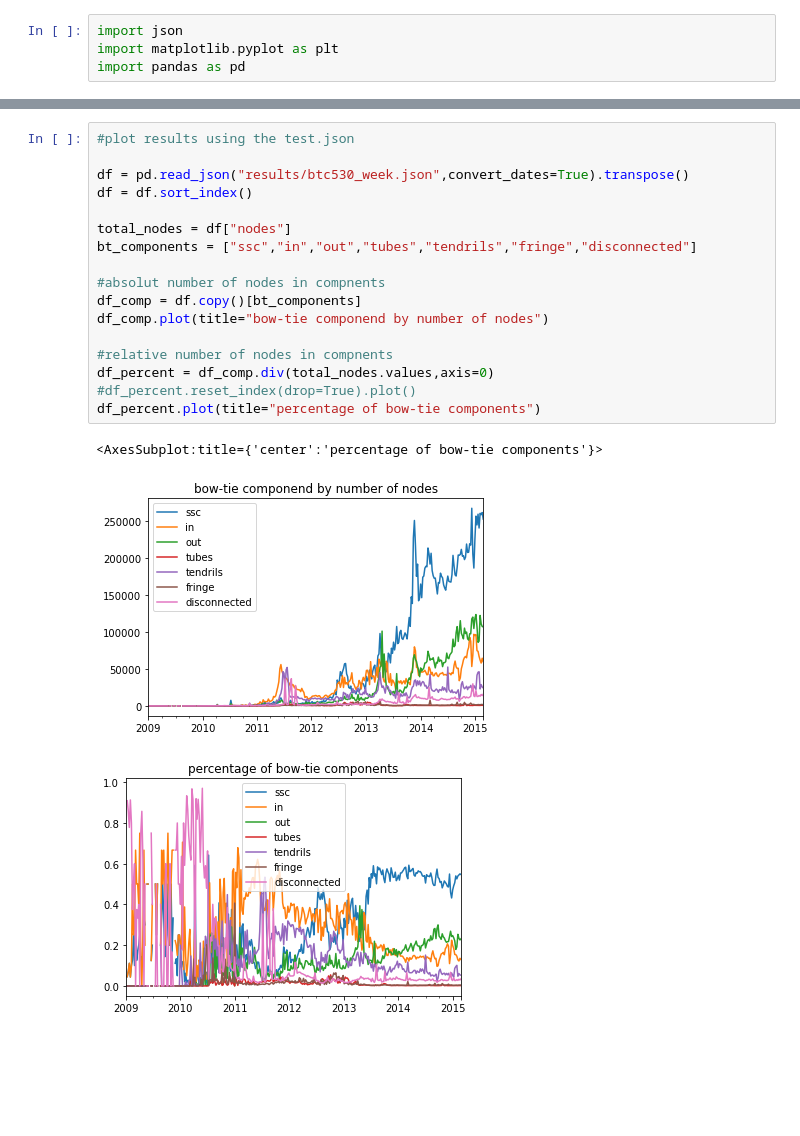
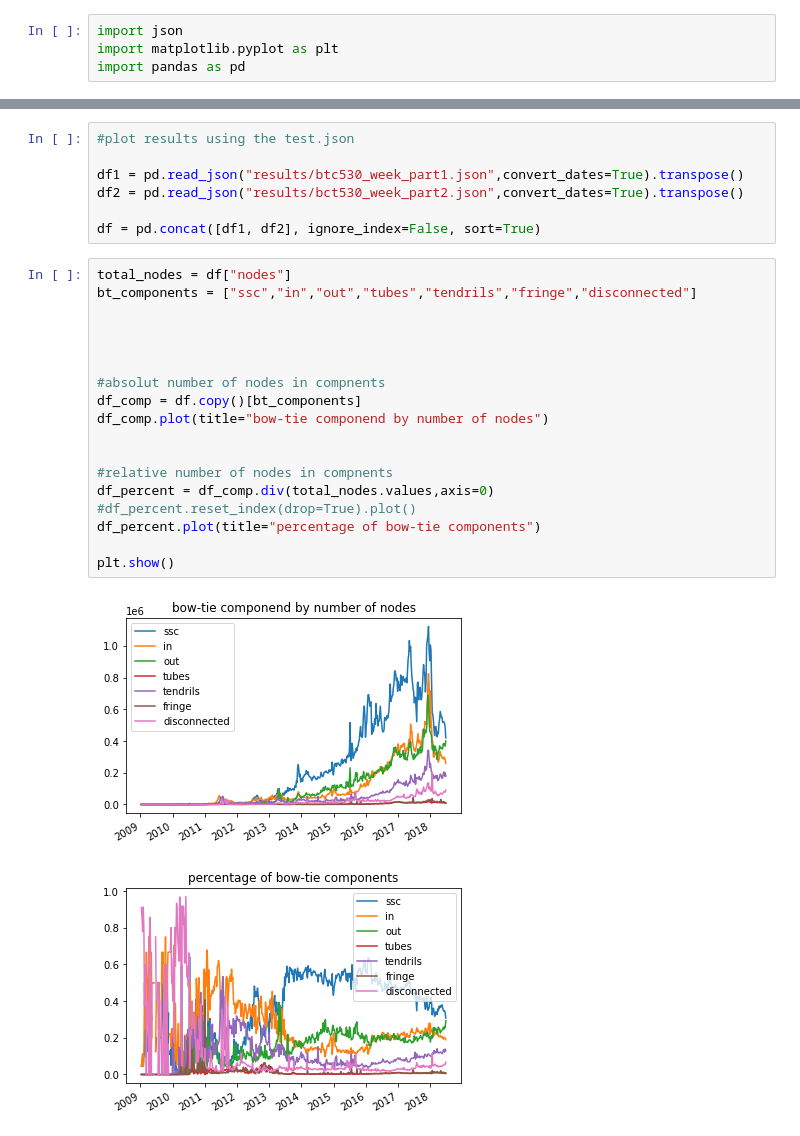
Before and after one commit to hmrug/crypto-transcation-network, a Jupyter notebook: BowTie-Bitcoin Visualization.ipynb, the cells around one changed output, grey strips where cells are left out. Drawn from its saved outputs; the diff is of its cells as text; blank space fills up the shorter version.

Commit message:
updated results from 2015 till 2018 and tried out multiprocessing in python

```diff
--- a/BowTie-Bitcoin Visualization.ipynb
+++ b/BowTie-Bitcoin Visualization.ipynb
@@ -5,24 +24,31 @@ import pandas as pd
+# %%
+#plot results using the test.json
+
+df1 = pd.read_json("results/btc530_week_part1.json",convert_dates=True).transpose()
+df2 = pd.read_json("results/bct530_week_part2.json",convert_dates=True).transpose()
+
+df = pd.concat([df1, df2], ignore_index=False, sort=True)
 # %%
-#plot results using the test.json
-
-df = pd.read_json("results/btc530_week.json",convert_dates=True).transpose()
-df = df.sort_index()
-
 total_nodes = df["nodes"]
 bt_components = ["ssc","in","out","tubes","tendrils","fringe","disconnected"]
+
+
+
 
 #absolut number of nodes in compnents
 df_comp = df.copy()[bt_components]
 df_comp.plot(title="bow-tie componend by number of nodes")
 
+
 #relative number of nodes in compnents
 df_percent = df_comp.div(total_nodes.values,axis=0)
 #df_percent.reset_index(drop=True).plot()
 df_percent.plot(title="percentage of bow-tie components")
+
+plt.show()
 # %% [output]
-<AxesSubplot:title={'center':'percentage of bow-tie components'}>
-[figure, old version]
+[figure, new version]
-[figure, old version]
+[figure, new version]
 # %%
 # plot is_sink per component absolute
 df.copy()[list(map(lambda x: x +  "_s" ,bt_components))].plot(title = "number of sink?? in components")
```
Also changed, not shown: parts of 3 cells of this notebook, 20 other files.
